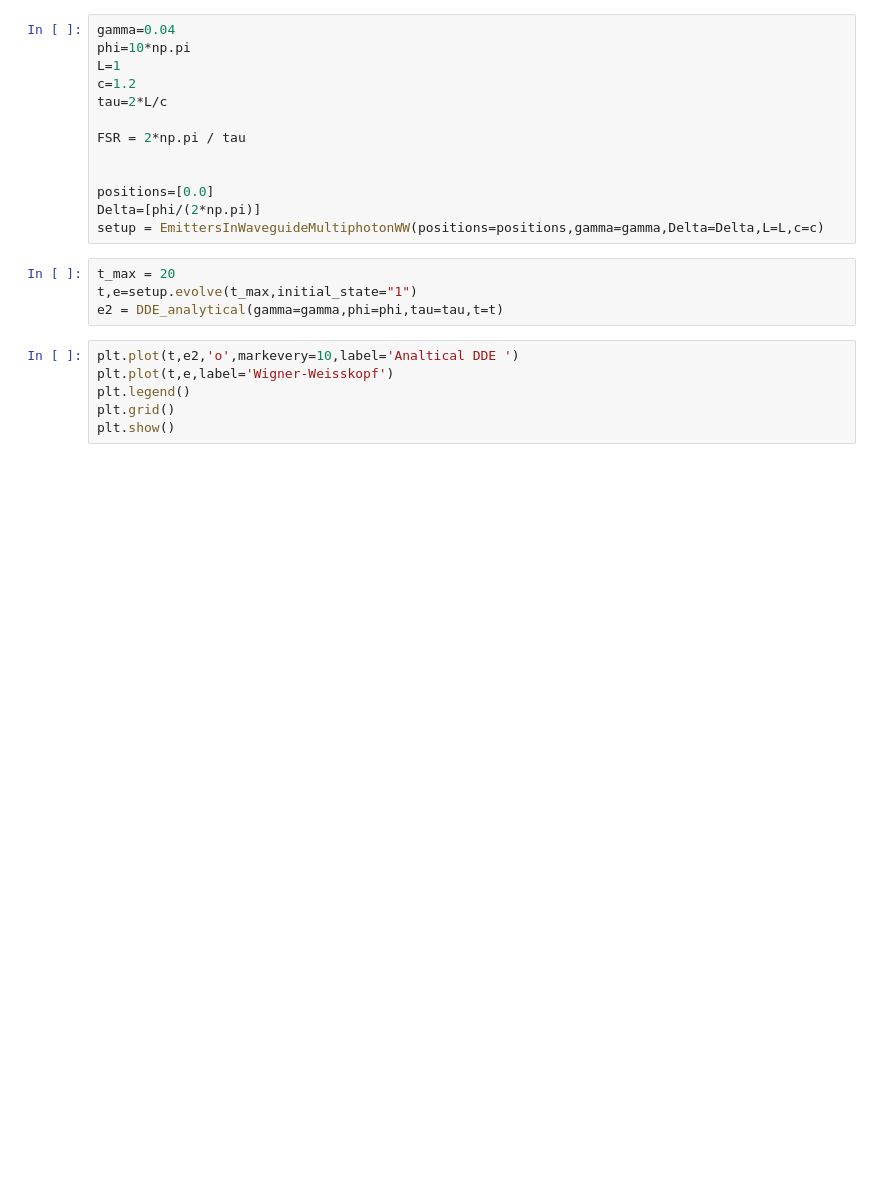
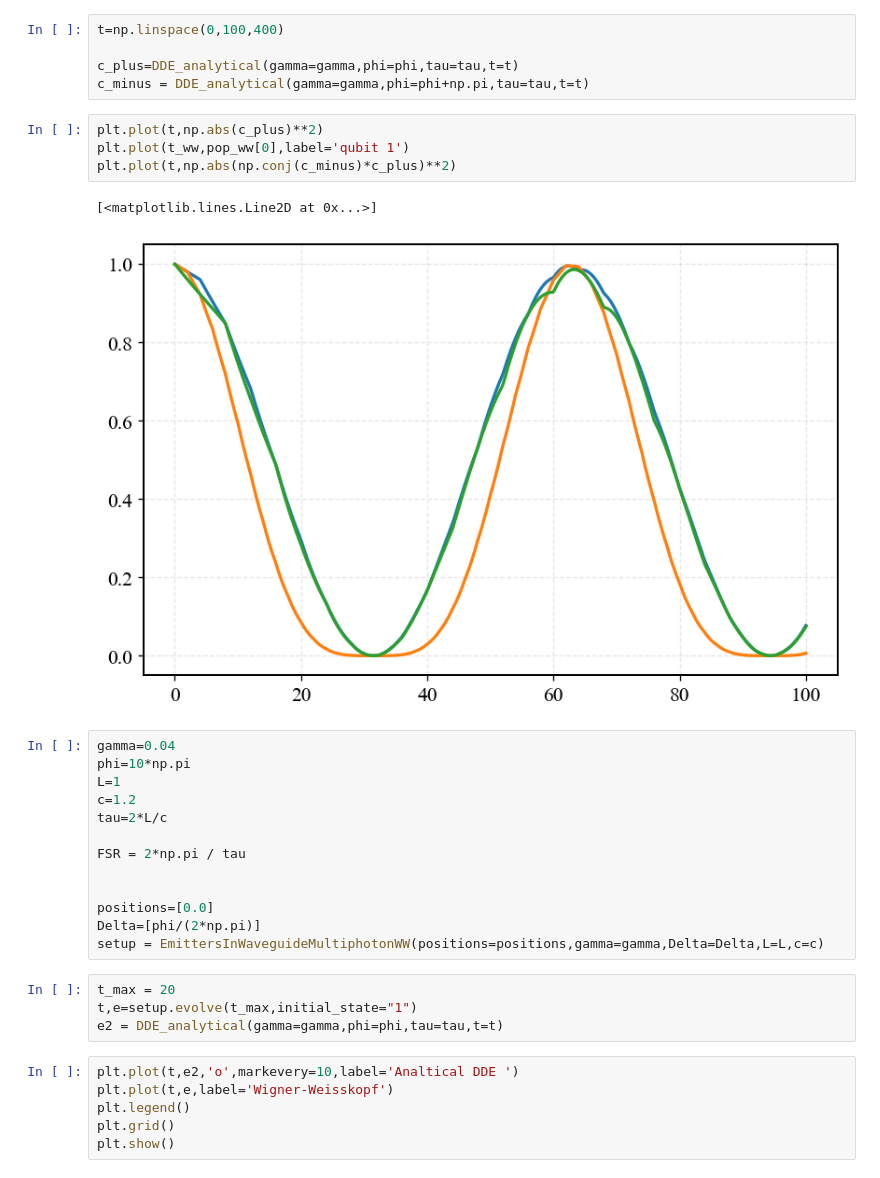
Before and after one commit to Taitoos2/non_markovian_qubit_swap, a Jupyter notebook: Idea_1.ipynb, the cells around one changed output. Saved outputs shown, nothing was run; the diff lists cells and outputs as text; blank space fills up the shorter version.

```diff
--- a/Idea_1.ipynb
+++ b/Idea_1.ipynb
@@ -11,3 +73,15 @@ In this notebook, we plot the graphs regarding the discountinuos nature of the d
+# %%
+t=np.linspace(0,100,400)
+
+c_plus=DDE_analytical(gamma=gamma,phi=phi,tau=tau,t=t)
+c_minus = DDE_analytical(gamma=gamma,phi=phi+np.pi,tau=tau,t=t)
+# %%
+plt.plot(t,np.abs(c_plus)**2)
+plt.plot(t_ww,pop_ww[0],label='qubit 1')
+plt.plot(t,np.abs(np.conj(c_minus)*c_plus)**2)
+# %% [output]
+[<matplotlib.lines.Line2D at 0x...>]
+[figure, added]
 # %%
 gamma=0.04
 phi=10*np.pi
```
Also changed, not shown: parts of 7 cells of this notebook.
